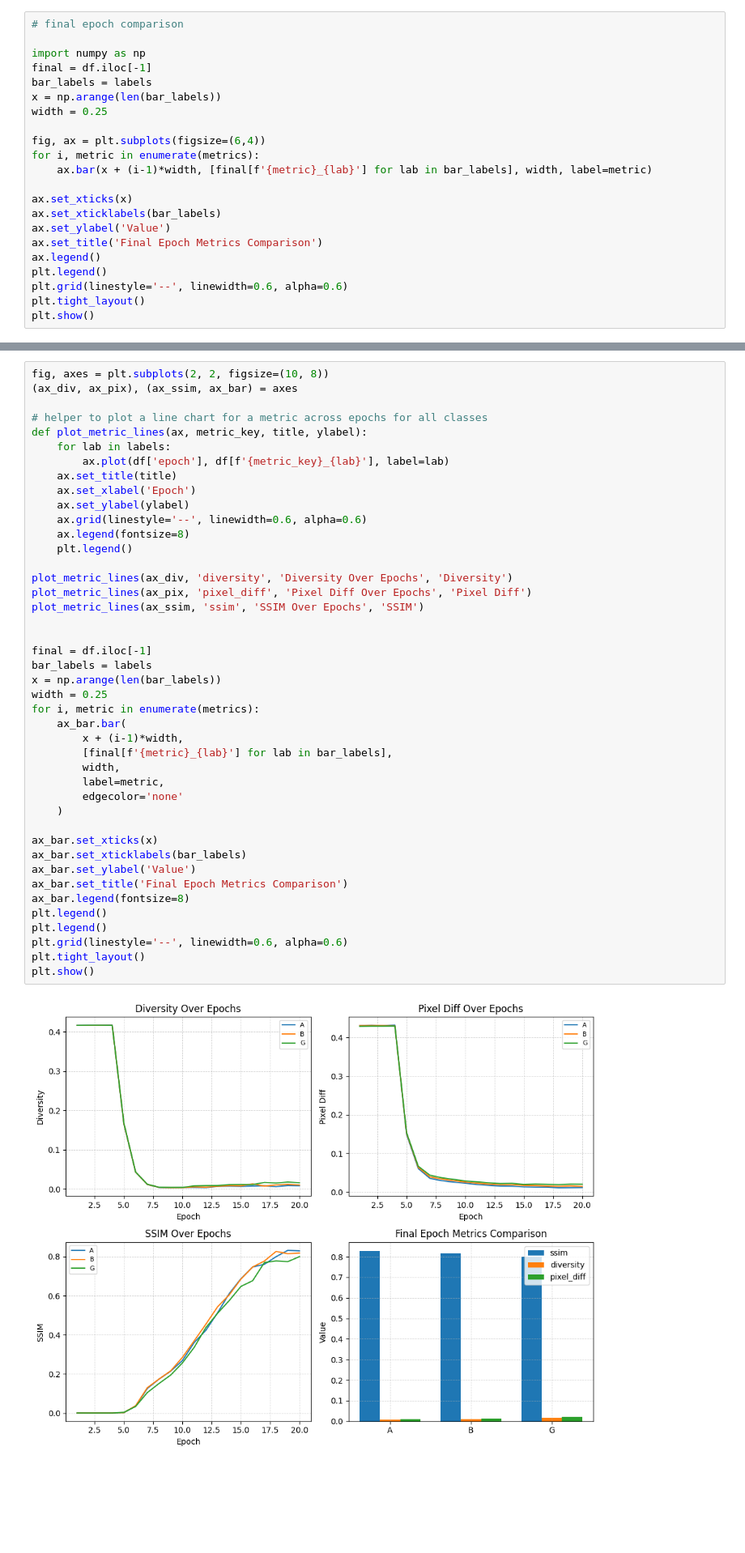
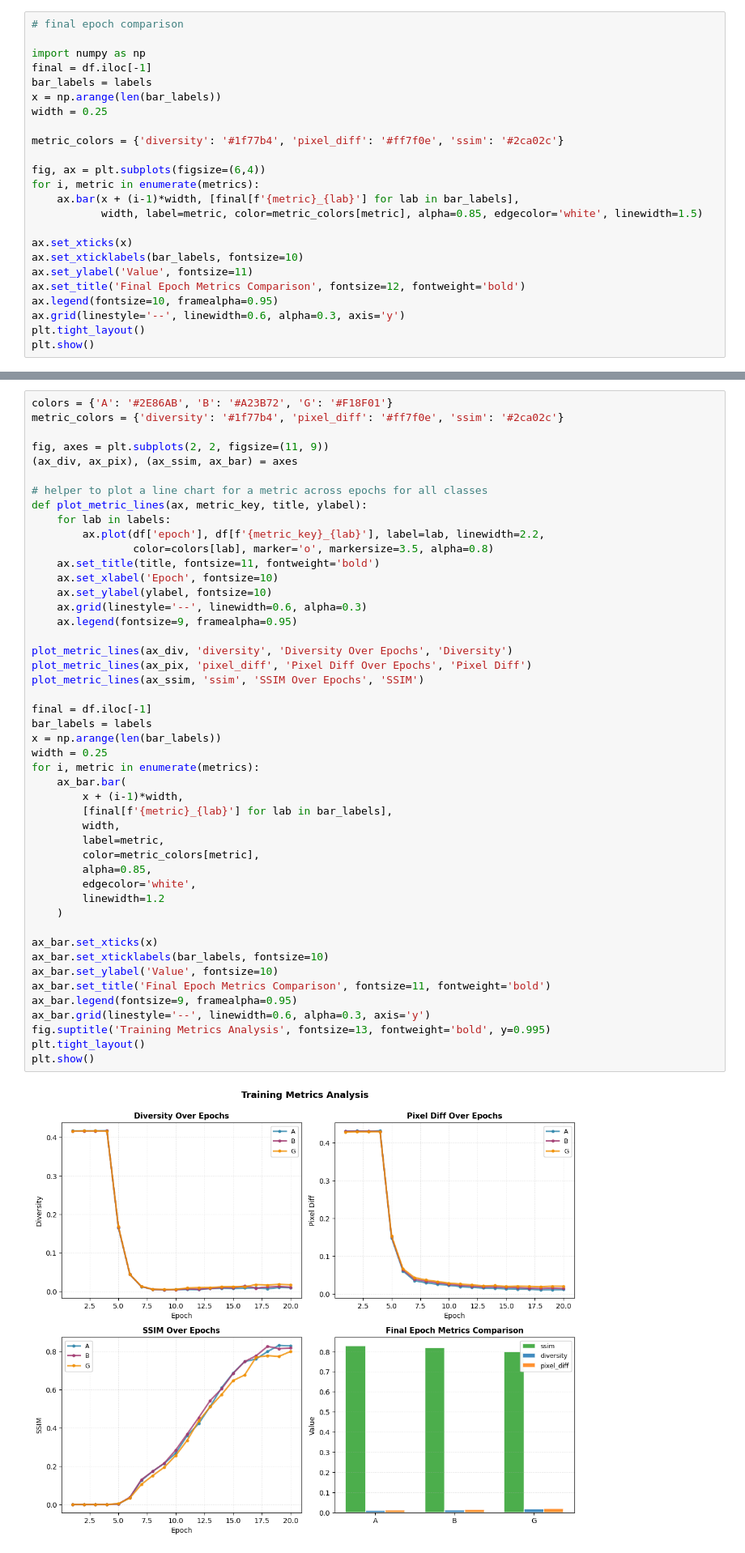
Before and after one commit to RumethSandinu/NeoBreath, a Jupyter notebook: backend/src/generative-augmentation/Baseline/up_threshold_7/visualization.ipynb, the cells around one changed output, grey strips where cells are left out. Shown at 81% size. Drawn from its saved outputs; the diff is of its cells as text; blank space fills up the shorter version.

```diff
--- a/backend/src/generative-augmentation/Baseline/up_threshold_7/visualization.ipynb
+++ b/backend/src/generative-augmentation/Baseline/up_threshold_7/visualization.ipynb
@@ -115,17 +123,19 @@ bar_labels = labels
 x = np.arange(len(bar_labels))
 width = 0.25
 
+metric_colors = {'diversity': '#1f77b4', 'pixel_diff': '#ff7f0e', 'ssim': '#2ca02c'}
+
 fig, ax = plt.subplots(figsize=(6,4))
 for i, metric in enumerate(metrics):
-    ax.bar(x + (i-1)*width, [final[f'{metric}_{lab}'] for lab in bar_labels], width, label=metric)
+    ax.bar(x + (i-1)*width, [final[f'{metric}_{lab}'] for lab in bar_labels],
+           width, label=metric, color=metric_colors[metric], alpha=0.85, edgecolor='white', linewidth=1.5)
 
 ax.set_xticks(x)
-ax.set_xticklabels(bar_labels)
-ax.set_ylabel('Value')
-ax.set_title('Final Epoch Metrics Comparison')
-ax.legend()
-plt.legend()
-plt.grid(linestyle='--', linewidth=0.6, alpha=0.6)
+ax.set_xticklabels(bar_labels, fontsize=10)
+ax.set_ylabel('Value', fontsize=11)
+ax.set_title('Final Epoch Metrics Comparison', fontsize=12, fontweight='bold')
+ax.legend(fontsize=10, framealpha=0.95)
+ax.grid(linestyle='--', linewidth=0.6, alpha=0.3, axis='y')
 plt.tight_layout()
 plt.show()
 # %% [output]
@@ -133,48 +143,52 @@ plt.show()
 # %%
-fig, axes = plt.subplots(2, 2, figsize=(10, 8))
+colors = {'A': '#2E86AB', 'B': '#A23B72', 'G': '#F18F01'}
+metric_colors = {'diversity': '#1f77b4', 'pixel_diff': '#ff7f0e', 'ssim': '#2ca02c'}
+
+fig, axes = plt.subplots(2, 2, figsize=(11, 9))
 (ax_div, ax_pix), (ax_ssim, ax_bar) = axes
 
 # helper to plot a line chart for a metric across epochs for all classes
 def plot_metric_lines(ax, metric_key, title, ylabel):
     for lab in labels:
-        ax.plot(df['epoch'], df[f'{metric_key}_{lab}'], label=lab)
-    ax.set_title(title)
-    ax.set_xlabel('Epoch')
-    ax.set_ylabel(ylabel)
-    ax.grid(linestyle='--', linewidth=0.6, alpha=0.6)
-    ax.legend(fontsize=8)
-    plt.legend()
+        ax.plot(df['epoch'], df[f'{metric_key}_{lab}'], label=lab, linewidth=2.2,
+                color=colors[lab], marker='o', markersize=3.5, alpha=0.8)
+    ax.set_title(title, fontsize=11, fontweight='bold')
+    ax.set_xlabel('Epoch', fontsize=10)
+    ax.set_ylabel(ylabel, fontsize=10)
+    ax.grid(linestyle='--', linewidth=0.6, alpha=0.3)
+    ax.legend(fontsize=9, framealpha=0.95)
 
 plot_metric_lines(ax_div, 'diversity', 'Diversity Over Epochs', 'Diversity')
 plot_metric_lines(ax_pix, 'pixel_diff', 'Pixel Diff Over Epochs', 'Pixel Diff')
 plot_metric_lines(ax_ssim, 'ssim', 'SSIM Over Epochs', 'SSIM')
-
 
 final = df.iloc[-1]
 bar_labels = labels
 x = np.arange(len(bar_labels))
 width = 0.25
 for i, metric in enumerate(metrics):
     ax_bar.bar(
         x + (i-1)*width,
         [final[f'{metric}_{lab}'] for lab in bar_labels],
         width,
         label=metric,
-        edgecolor='none'
+        color=metric_colors[metric],
+        alpha=0.85,
+        edgecolor='white',
+        linewidth=1.2
     )
 
 ax_bar.set_xticks(x)
-ax_bar.set_xticklabels(bar_labels)
-ax_bar.set_ylabel('Value')
-ax_bar.set_title('Final Epoch Metrics Comparison')
-ax_bar.legend(fontsize=8)
-plt.legend()
-plt.legend()
-plt.grid(linestyle='--', linewidth=0.6, alpha=0.6)
+ax_bar.set_xticklabels(bar_labels, fontsize=10)
+ax_bar.set_ylabel('Value', fontsize=10)
+ax_bar.set_title('Final Epoch Metrics Comparison', fontsize=11, fontweight='bold')
+ax_bar.legend(fontsize=9, framealpha=0.95)
+ax_bar.grid(linestyle='--', linewidth=0.6, alpha=0.3, axis='y')
+fig.suptitle('Training Metrics Analysis', fontsize=13, fontweight='bold', y=0.995)
 plt.tight_layout()
 plt.show()
 # %% [output]
-[figure, old version]
+[figure, new version]
 # %% [markdown]
 ### Rsults of Final Epoch
 # %%
```
Also changed, not shown: parts of 6 cells of this notebook, 10 other files.
